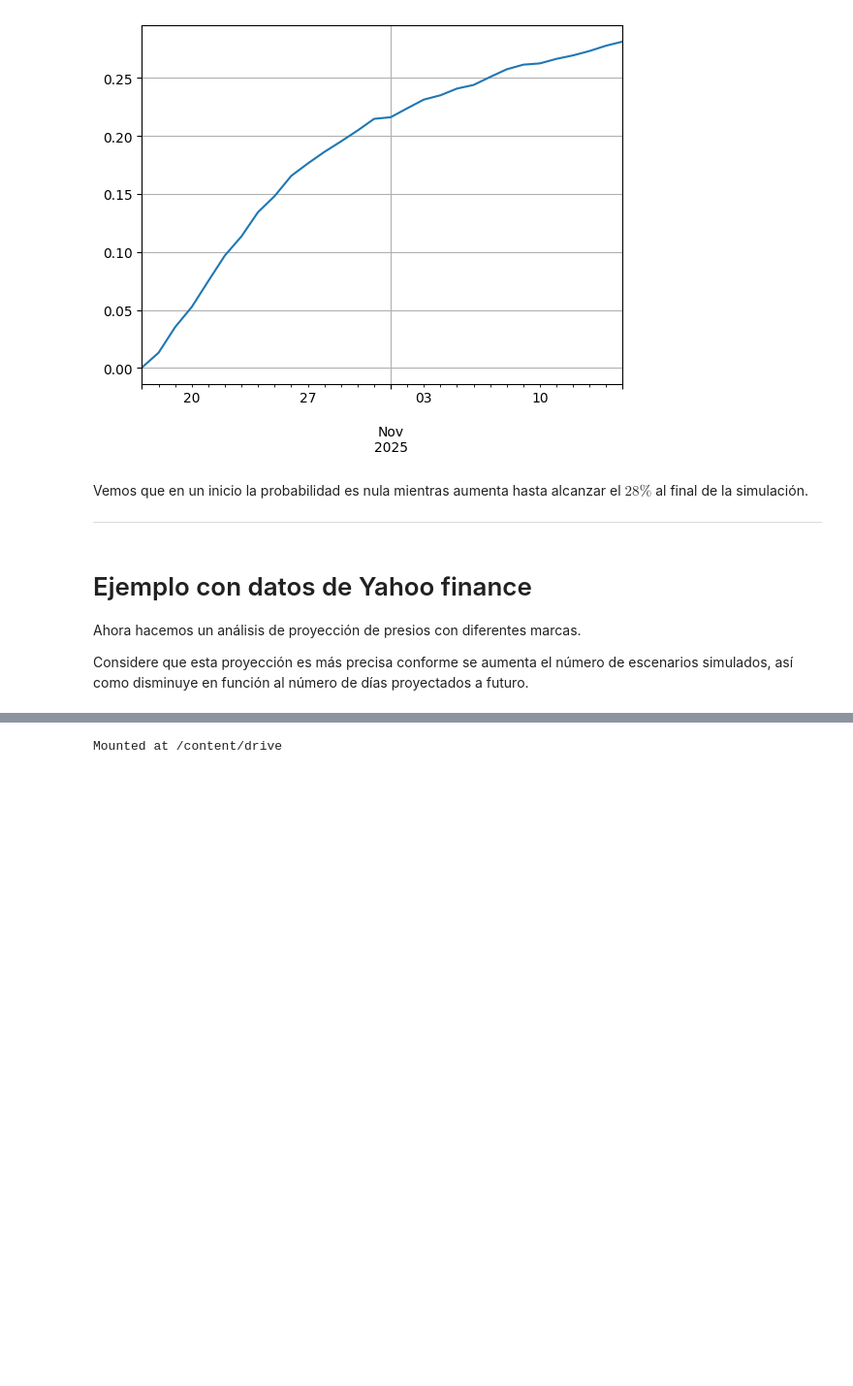
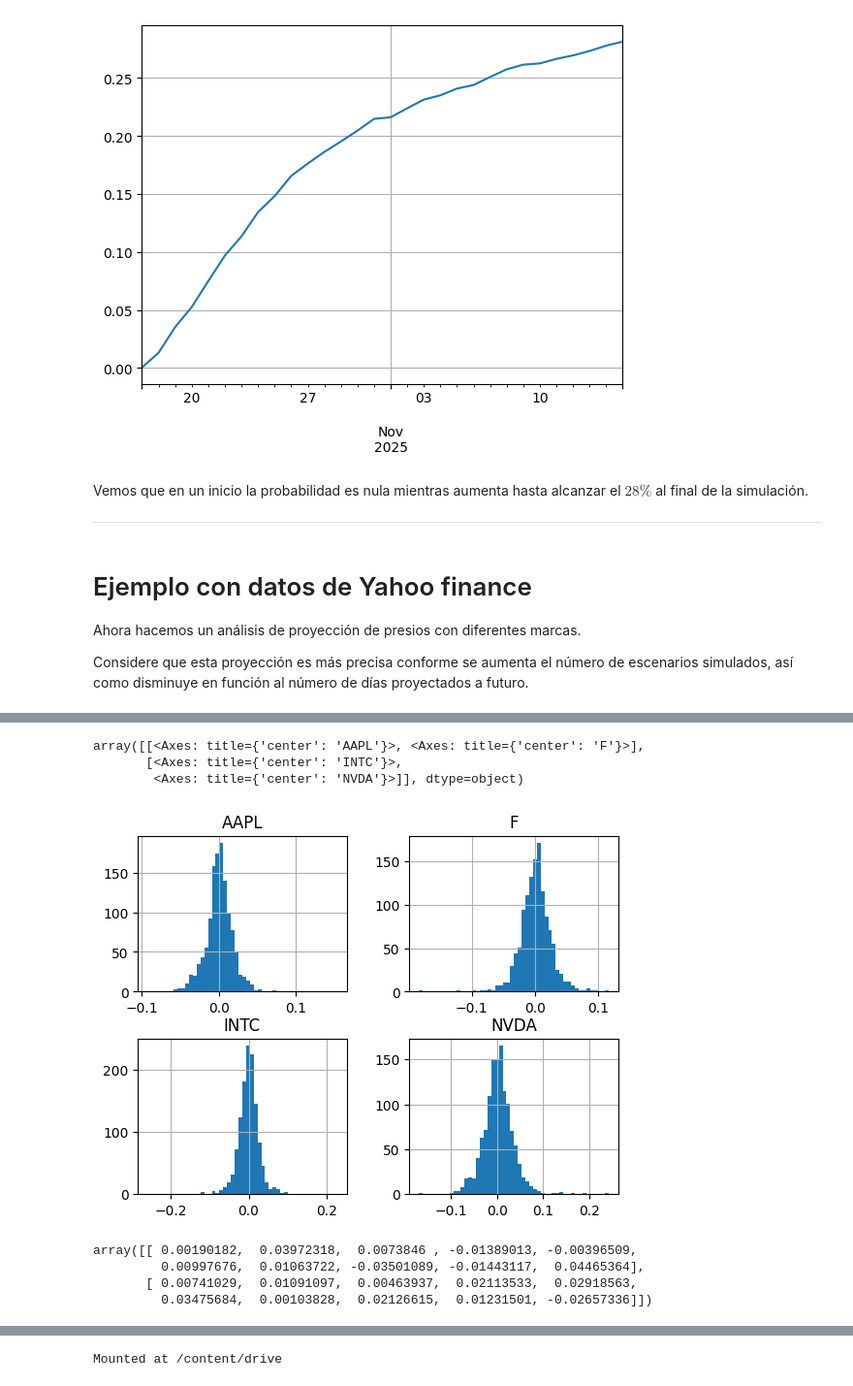
Before and after one commit to ArellanoMCarlos/SimMatO2025, a Jupyter notebook: Módulo 2 - Métodos heurísticos/3 - Simulación_de_escenarios_futuros.ipynb, the cells around one changed output, grey strips where cells are left out. Shown at 97% size. Drawn from its saved outputs; the diff is of its cells as text; code cells hidden in the pictures; blank space fills up the shorter version.

```diff
--- a/Módulo 2 - Métodos heurísticos/3 - Simulación_de_escenarios_futuros.ipynb
+++ b/Módulo 2 - Métodos heurísticos/3 - Simulación_de_escenarios_futuros.ipynb
@@ -188,0 +220,19 @@ Considere que esta proyección es más precisa conforme se aumenta el número de
+# %%
+delta.hist(bins=50,grid=True) # Es una buena práctica aplicarle una transformación de potencia para que se asemege más a la distribución Normal
+# %% [output]
+array([[<Axes: title={'center': 'AAPL'}>, <Axes: title={'center': 'F'}>],
+       [<Axes: title={'center': 'INTC'}>,
+        <Axes: title={'center': 'NVDA'}>]], dtype=object)
+[figure, added]
+# %%
+# Simulamos los deltas
+#
+N_dias=30 # Simulamos 30 días
+N_escenarios=10000 # 10000 escenarios
+delta_INTC=np.random.normal(delta['INTC'].mean(),delta['INTC'].std(),(N_dias,N_escenarios))
+delta_INTC[:2,:10] # Mostramos los primeros 2 días y los primeros 10 escenarios
+# %% [output]
+array([[ 0.00190182,  0.03972318,  0.0073846 , -0.01389013, -0.00396509,
+         0.00997676,  0.01063722, -0.03501089, -0.01443117,  0.04465364],
+       [ 0.00741029,  0.01091097,  0.00463937,  0.02113533,  0.02918563,
+         0.03475684,  0.00103828,  0.02126615,  0.01231501, -0.02657336]])
```
Also changed, not shown: parts of 25 cells of this notebook.
